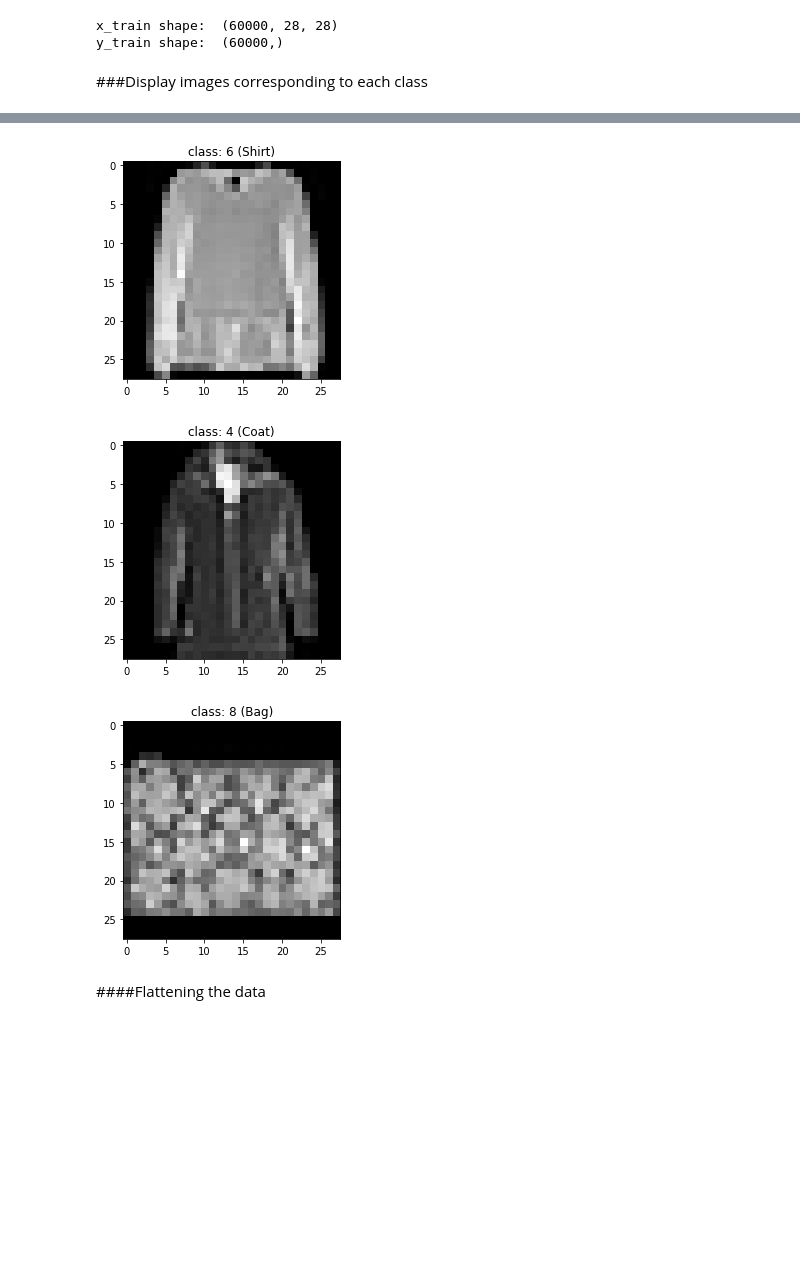
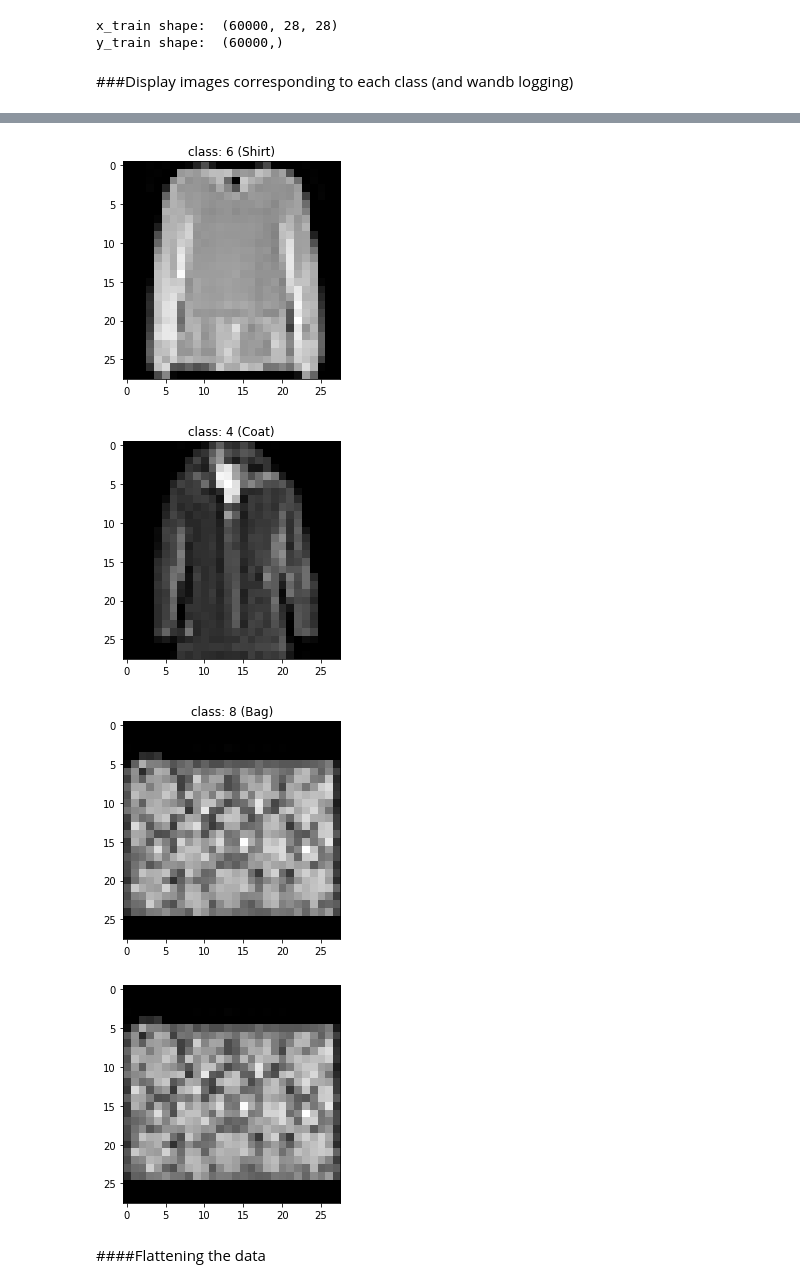
Before and after one commit to AjaxTheII/AjaxTheII-CS6910Assignment1FeedForwardNeuralNetworks, a Jupyter notebook: Feed_Forward_Neural_Networks.ipynb, the cells around one changed output, grey strips where cells are left out. Cells and saved outputs as stored; diff of their text form; code cells hidden in the pictures; blank space fills up the shorter version.

```diff
--- a/Feed_Forward_Neural_Networks.ipynb
+++ b/Feed_Forward_Neural_Networks.ipynb
@@ -724,37 +724,53 @@ x_train shape:  (60000, 28, 28)
 y_train shape:  (60000,)
 # %% [markdown]
 ###Display images corresponding to each class
+(and wandb logging)
 # %%
 labels = ['T-shirt/top', 'Trouser', 'Pullover', 'Dress', 'Coat', 'Sandal', 'Shirt', 'Sneaker', 'Bag', 'Ankle boot']
 img_list = []
 idx_list = []
 count = 0
 for i in range(y_train_org.shape[0]):
     if y_train_org[i] in idx_list:
       continue
     else:
       idx_list.append(y_train_org[i])
       img_list.append(x_train_org[i])
     if len(idx_list) == 10:
       break
 
 wandb_list = []
 for j in range(10):
   plt.imshow(img_list[j], cmap='gray')
   plt.title("class: "+ str(idx_list[j]) + " ("+labels[idx_list[j]]+")")
-  wandb.log({"img": [wandb.Image(plt.imshow(img_list[j], cmap='gray'), caption="class: "+ str(idx_list[j]) + " ("+labels[idx_list[j]]+")")]})
+  #wandb.log({"img": [wandb.Image(plt.imshow(img_list[j], cmap='gray'), caption="class: "+ str(idx_list[j]) + " ("+labels[idx_list[j]]+")")]})
   plt.show()
+
+wandb.log({"class: "+ str(idx_list[0]) + " ("+labels[idx_list[0]]+")": [wandb.Image(plt.imshow(img_list[0], cmap='gray'))],
+              "class: "+ str(idx_list[1]) + " ("+labels[idx_list[1]]+")": [wandb.Image(plt.imshow(img_list[1], cmap='gray'))],
+             "class: "+ str(idx_list[2]) + " ("+labels[idx_list[2]]+")": [wandb.Image(plt.imshow(img_list[2], cmap='gray'))],
+             "class: "+ str(idx_list[3]) + " ("+labels[idx_list[3]]+")": [wandb.Image(plt.imshow(img_list[3], cmap='gray'))],
+             "class: "+ str(idx_list[4]) + " ("+labels[idx_list[4]]+")": [wandb.Image(plt.imshow(img_list[4], cmap='gray'))],
+             "class: "+ str(idx_list[5]) + " ("+labels[idx_list[5]]+")": [wandb.Image(plt.imshow(img_list[5], cmap='gray'))],
+             "class: "+ str(idx_list[6]) + " ("+labels[idx_list[6]]+")": [wandb.Image(plt.imshow(img_list[6], cmap='gray'))],
+             "class: "+ str(idx_list[7]) + " ("+labels[idx_list[7]]+")": [wandb.Image(plt.imshow(img_list[7], cmap='gray'))],
+             "class: "+ str(idx_list[8]) + " ("+labels[idx_list[8]]+")": [wandb.Image(plt.imshow(img_list[8], cmap='gray'))],
+             "class: "+ str(idx_list[9]) + " ("+labels[idx_list[9]]+")": [wandb.Image(plt.imshow(img_list[9], cmap='gray'))]})
+
+#images = wandb.Image(img_list, caption="class": Output, Bottom: Input")
+#wandb.log({"example": [wandb.Image(img) for img in img_list]})
 # %% [output]
 [figure]
 [figure]
 [figure]
 [figure]
 [figure]
 [figure]
 [figure]
 [figure]
 [figure]
 [figure]
+[figure, added]
 # %% [markdown]
 ####Flattening the data
 # %%
```
Also changed, not shown: parts of 14 cells of this notebook.
